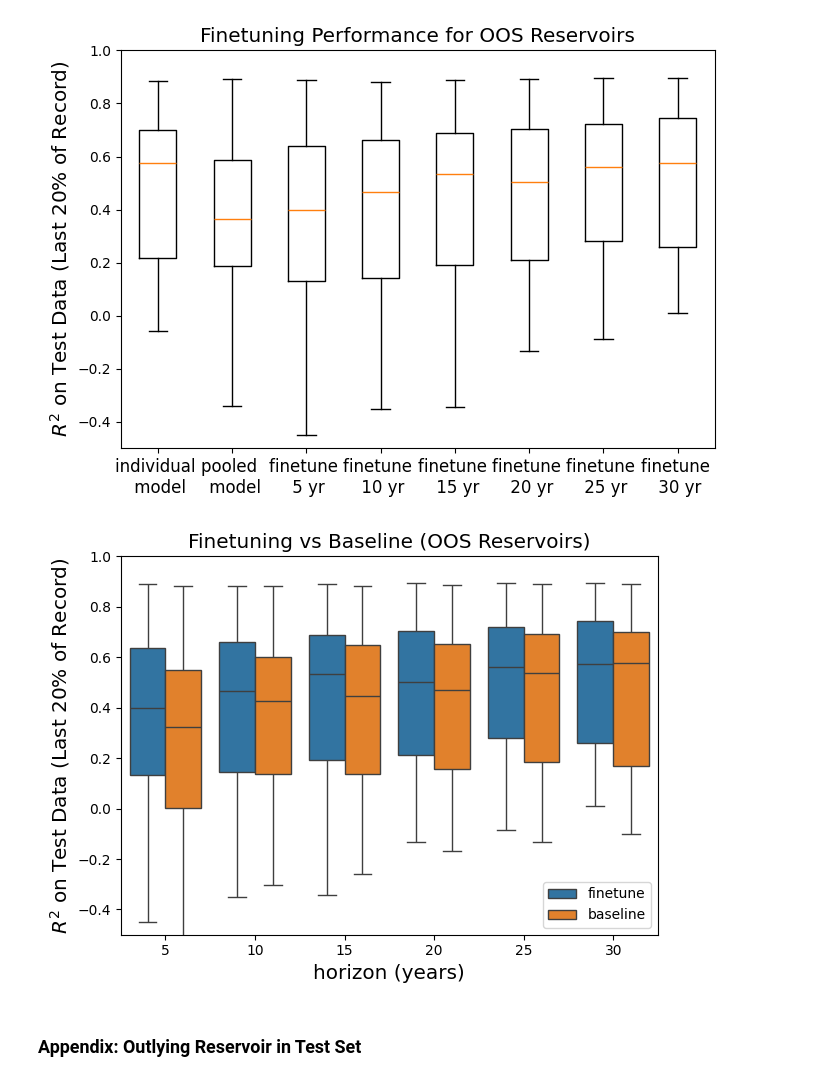
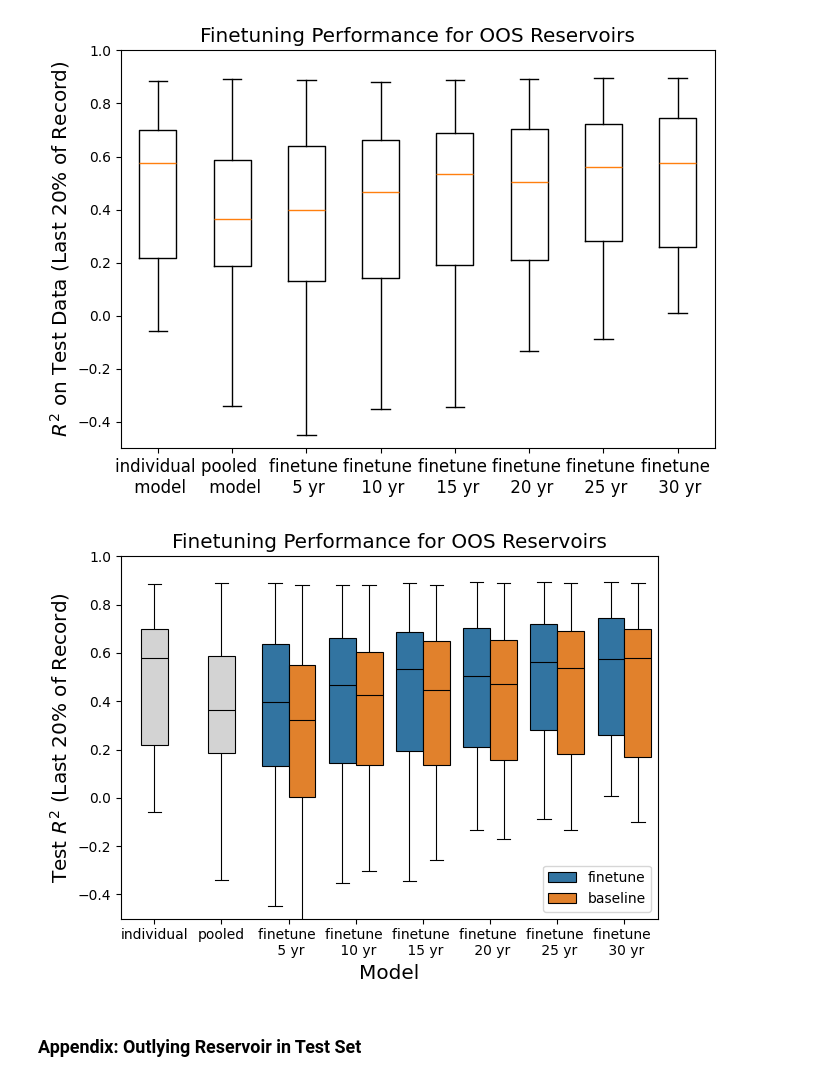
Before and after one commit to Matt2371/DL-reservoir-modeling, a Jupyter notebook: experiments/10e_resops_evaluate.ipynb, the cells around one changed output. Cells and saved outputs as stored; diff of their text form; code cells hidden in the pictures.

Commit message:
Add individual/pooled to finetuning plot

```diff
--- a/experiments/10e_resops_evaluate.ipynb
+++ b/experiments/10e_resops_evaluate.ipynb
@@ -729,47 +729,73 @@ baseline_r2 = pd.read_csv('report/results/resops_training/resops_oos_finetuning_
 
 # Regex to find one of the years as a standalone number chunk (e.g. handles "finetuned_pooled_5yr")
 year_re = re.compile(r'(?<!\d)(5|10|15|20|25|30)(?!\d)')
 
 def finetune_df_to_long(df: pd.DataFrame, group_label: str) -> pd.DataFrame:
     """
     Convert a wide df to long form with columns mapped to a 'category' (years)
     and rows as 'value'. Unmatched columns are skipped.
     """
     records = []
     for col in df.columns:
-        m = year_re.search(str(col))
-        if not m:
-            continue  # skip columns that don't contain a category year
-        year = int(m.group(0))
         # Build rows: each non-NA entry in this column becomes one record
         col_values = df[col].dropna()
         if len(col_values) == 0:
             continue
+
+        m = year_re.search(str(col))
+        if not m:
+            category = col
+            group = "plain"
+        else:
+            category = f"finetune \n {int(m.group(0))} yr"
+            group = group_label
+
         records.append(pd.DataFrame({
-            "category": year,
-            "group": group_label,
+            "category": category,
+            "group": group,
             "value": col_values.values
         }))
-    return pd.concat(records, ignore_index=True) if records else pd.DataFrame(columns=["category","group","value"])
+    return pd.concat(records, ignore_index=True) if records else pd.DataFrame(columns=["category", "group", "value"])
 
 # Build long-form from both sources
 long_finetune = finetune_df_to_long(finetuning_r2, "finetune")
 long_baseline = finetune_df_to_long(baseline_r2, "baseline")
 long_df = pd.concat([long_finetune, long_baseline], ignore_index=True)
 
-# Plot grouped boxplot
+palette = {
+    "finetune": sns.color_palette()[0],
+    "baseline": sns.color_palette()[1],
+    "plain": "lightgrey"
+}
+
+
+cat_order = list(pd.unique(long_df["category"])) # Desired category order
+plain_df = long_df[long_df["group"] == "plain"] # Split data: pooled and individual
+non_plain = long_df[long_df["group"] != "plain"] # Split data: finetune and baseline
+# Common outline settings
+common_kws = dict(linewidth=0.8, boxprops=dict(edgecolor="black"), whiskerprops=dict(color="black"), capprops=dict(color="black"),
+    medianprops=dict(color="black"), flierprops=dict(markeredgecolor="black", markerfacecolor="none"))
+
 fig, ax = plt.subplots()
-sns.boxplot(data=long_df, x="category", y="value", hue="group", ax=ax)
+
+# 1) finetune/baseline (dodged)
+sns.boxplot(data=non_plain, x="category", y="value", hue="group", palette=palette, order=cat_order, ax=ax, width=0.8, **common_kws)
+# 2) plain (centered)
+if not plain_df.empty:
+    sns.boxplot(data=plain_df, x="category", y="value", color=palette["plain"], order=cat_order, ax=ax, width=0.4, **common_kws)
+
 ax.set_ylim(-0.5, 1)
-ax.set_ylabel('$R^2$ on Test Data (Last 20% of Record)', size='x-large')
-ax.set_xlabel("horizon (years)", size='x-large')
-ax.set_title("Finetuning vs Baseline (OOS Reservoirs)", size='x-large')
-ax.legend()
+ax.set_ylabel('Test $R^2$ (Last 20% of Record)', size='x-large')
+ax.set_xlabel("Model", size='x-large')
+ax.set_title('Finetuning Performance for OOS Reservoirs', size='x-large')
+handles, labels = ax.get_legend_handles_labels()
+keep = [i for i, lab in enumerate(labels) if lab != "plain"]
+ax.legend([handles[i] for i in keep], [labels[i] for i in keep], title=None)
 plt.tight_layout()
 plt.savefig('report/drafting/8_15_2025/Figures/finetuning_vs_baseline.png', dpi=300)
 plt.show()
 # %% [output]
-[figure, old version]
+[figure, new version]
 # %% [markdown]
 ### Appendix: Outlying Reservoir in Test Set
 # %%
```
Also changed, not shown: 1 other file.
